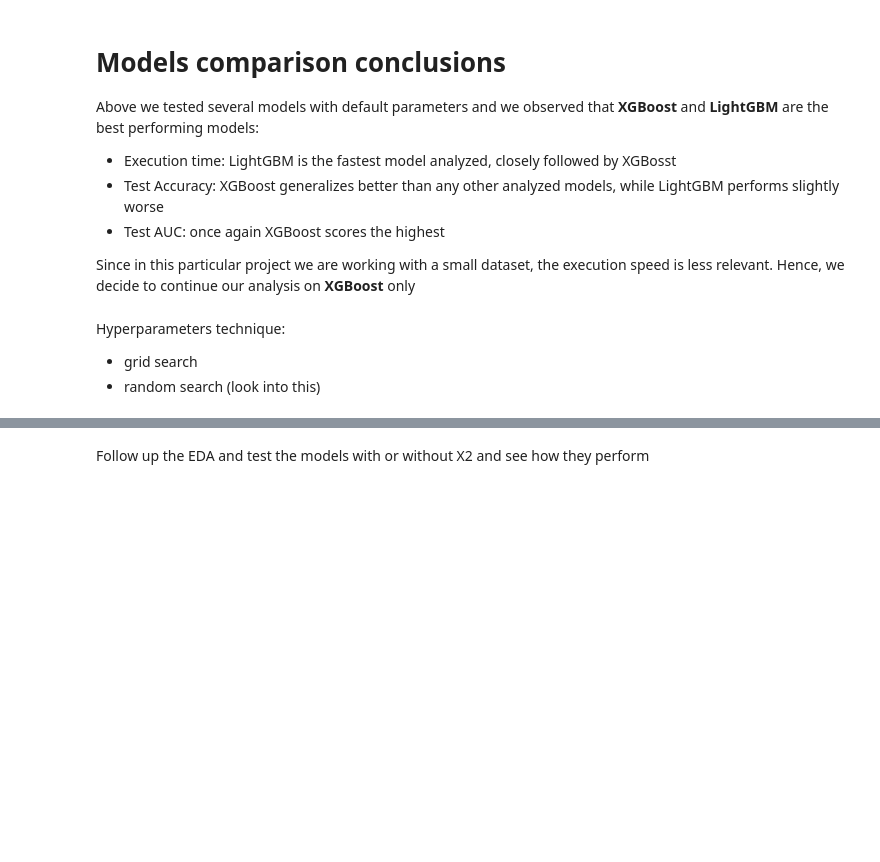
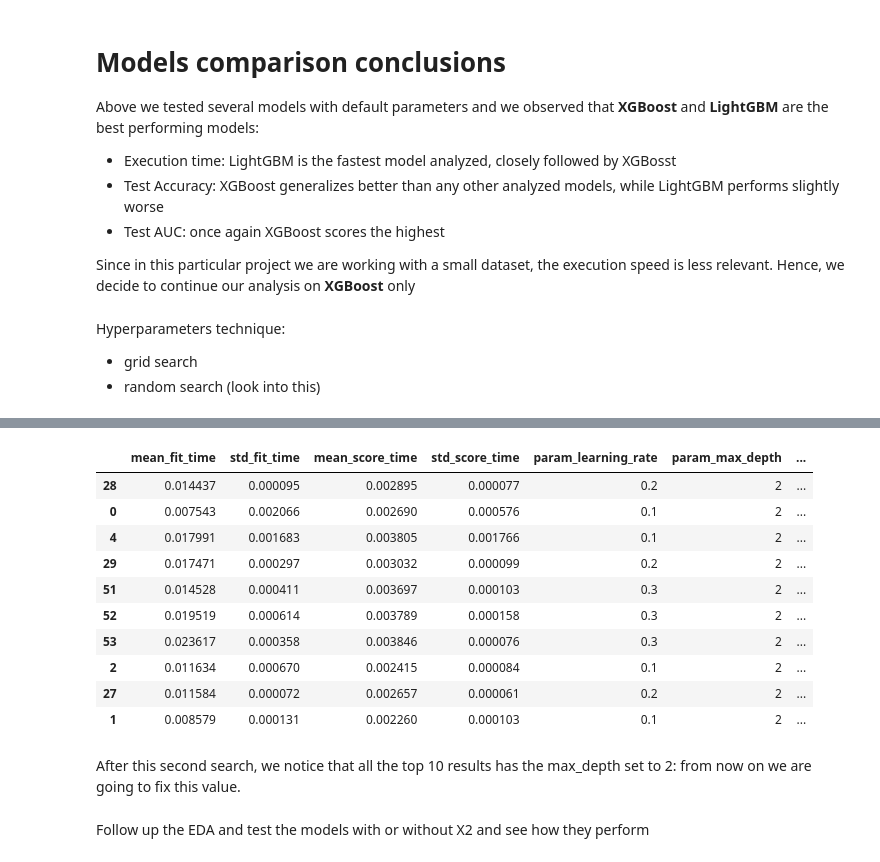
Before and after one commit to Ilvecho/Happy-Customers, a Jupyter notebook: Notebook_for_dev.ipynb, the cells around one changed output, grey strips where cells are left out. Cells and saved outputs as stored; diff of their text form; code cells hidden in the pictures; blank space fills up the shorter version.

```diff
--- a/Notebook_for_dev.ipynb
+++ b/Notebook_for_dev.ipynb
@@ -491,0 +571,8 @@ Hyperparameters technique:
+# %%
+param_grid = {'learning_rate': [0.1, 0.2, 0.3],
+              'max_depth': [2, 4, 6, 8, 10],
+              'n_estimators': [20, 40, 60, 80, 100],
+              'random_state': [42]}
+
+clf = model_selection.GridSearchCV(xgb, param_grid, scoring='accuracy', verbose=1)
+clf.fit(X_train, y_train)
@@ -492,2 +598,20 @@ Hyperparameters technique:
+# %%
+cv_results = pd.DataFrame.from_dict(clf.cv_results_)
+# %%
+cv_results.drop('params', axis=1).sort_values('rank_test_score').head(n=10)
+# %% [output]
+|  | mean_fit_time | std_fit_time | mean_score_time | std_score_time | param_learning_rate | param_max_depth | ... |
+| 28 | 0.014437 | 0.000095 | 0.002895 | 0.000077 | 0.2 | 2 | ... |
+| 0 | 0.007543 | 0.002066 | 0.002690 | 0.000576 | 0.1 | 2 | ... |
+| 4 | 0.017991 | 0.001683 | 0.003805 | 0.001766 | 0.1 | 2 | ... |
+| 29 | 0.017471 | 0.000297 | 0.003032 | 0.000099 | 0.2 | 2 | ... |
+| 51 | 0.014528 | 0.000411 | 0.003697 | 0.000103 | 0.3 | 2 | ... |
+| 52 | 0.019519 | 0.000614 | 0.003789 | 0.000158 | 0.3 | 2 | ... |
+| 53 | 0.023617 | 0.000358 | 0.003846 | 0.000076 | 0.3 | 2 | ... |
+| 2 | 0.011634 | 0.000670 | 0.002415 | 0.000084 | 0.1 | 2 | ... |
+| 27 | 0.011584 | 0.000072 | 0.002657 | 0.000061 | 0.2 | 2 | ... |
+| 1 | 0.008579 | 0.000131 | 0.002260 | 0.000103 | 0.1 | 2 | ... |
+# %% [markdown]
+After this second search, we notice that all the top 10 results has the max_depth set to 2: from now on we are going to fix this value.
 # %% [markdown]
 Follow up the EDA and test the models with or without X2 and see how they perform
```
Also changed, not shown: parts of 13 cells of this notebook.
